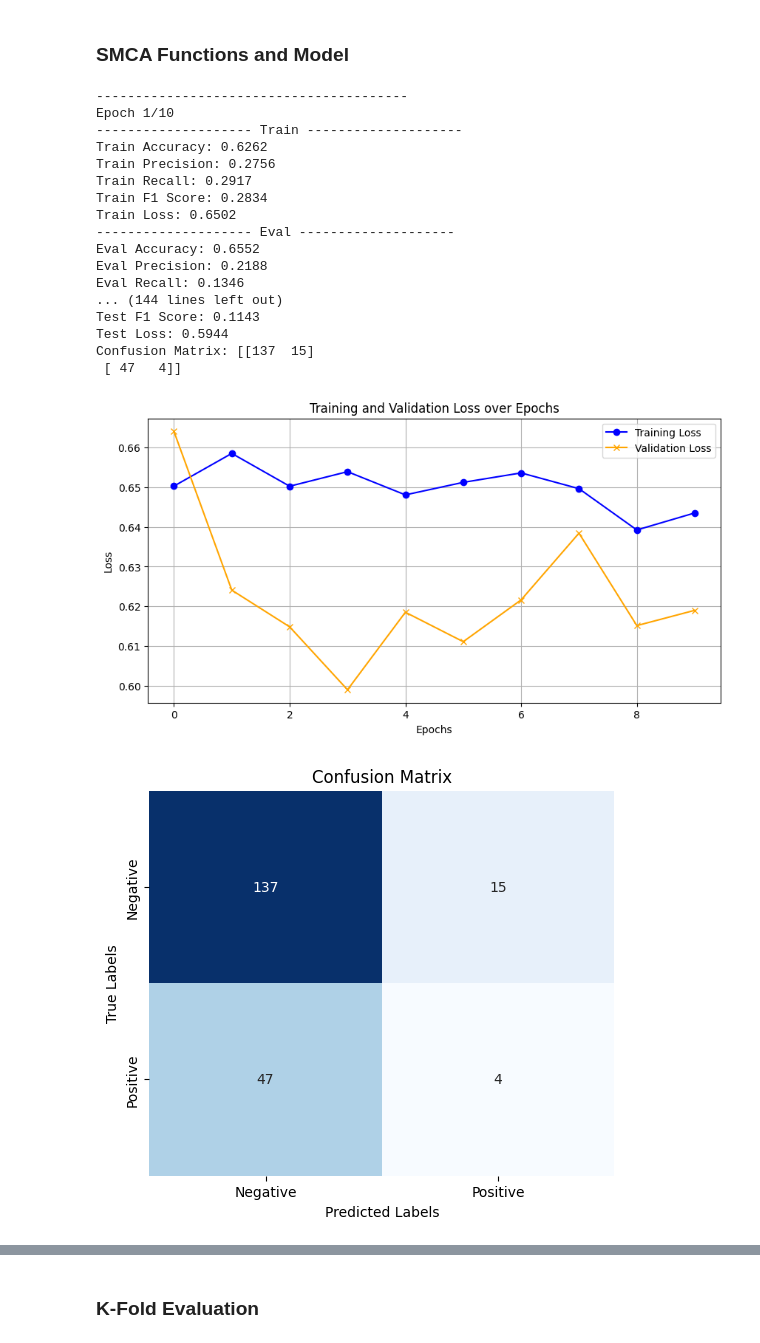
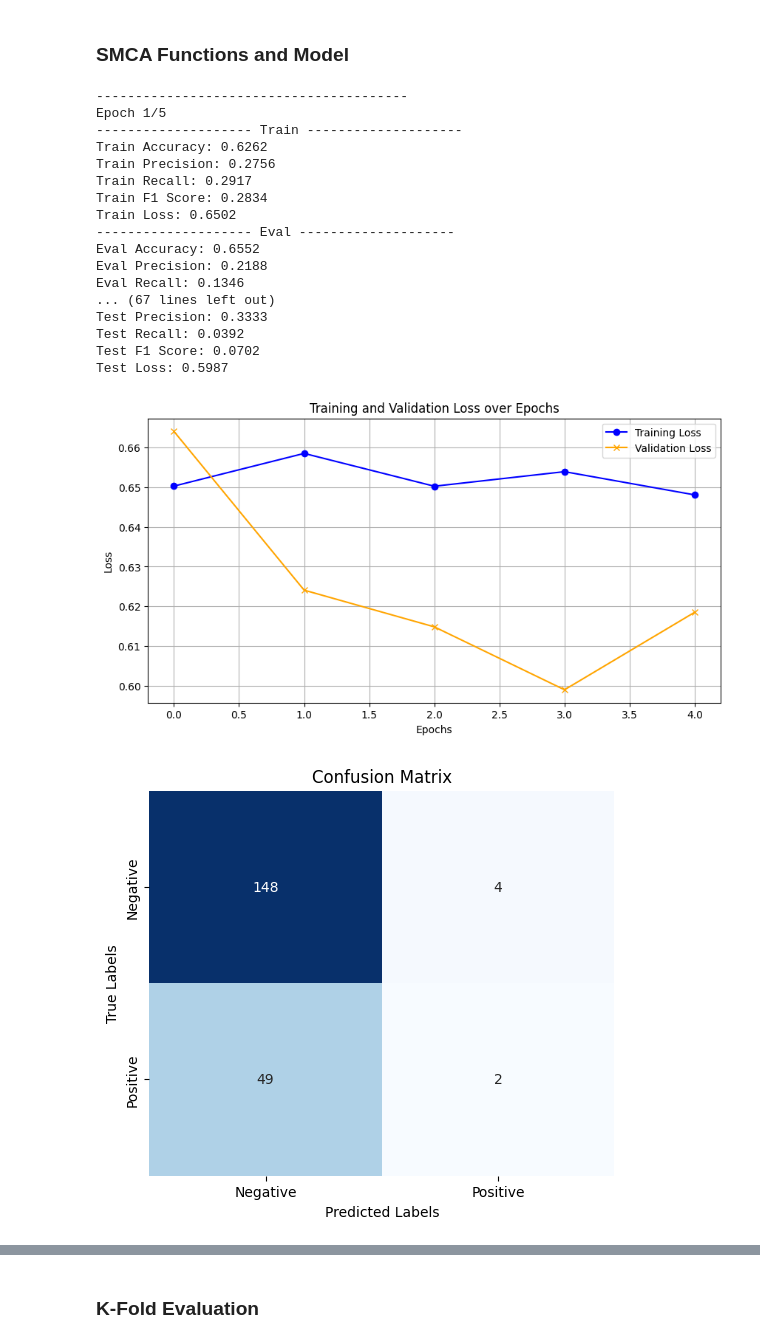
Before and after one commit to KyleZrey/SMCA, a Jupyter notebook: fusion_classification/SMCA_Playground.ipynb, the cells around one changed output, grey strips where cells are left out. Saved outputs shown, nothing was run; the diff lists cells and outputs as text; code cells hidden in the pictures.

```diff
--- a/fusion_classification/SMCA_Playground.ipynb
+++ b/fusion_classification/SMCA_Playground.ipynb
@@ -242,7 +242,7 @@ criterion = BCELoss()
 threshold = 0.5        # for predictions
 learning_rate = 1e-5
 dropout_rate = 0.4    # for FinalClassifier
-num_epochs = 10       # Set the number of epochs you want to train for
+num_epochs = 5       # Set the number of epochs you want to train for
 
 num_folds = 5         # Set the number of folds for cross-validation
 batch_size = 32      # Set the batch size for cross-validation
@@ -822,7 +822,7 @@ if __name__ == "__main__":
         print(f"Epoch {epoch + 1}/{num_epochs}")
 
         # Ensure you have a dataloader that yields inputs and targets
-        train_average_loss, accuracy, precision, recall, f1_score = train_model(model=model, dense_layer=dense_layer, dataloader=train_dataloader, criterion=criterion, optimizer=optimizer, device=device)
+        train_average_loss, train_accuracy, train_precision, train_recall, train_f1_score = train_model(model=model, dense_layer=dense_layer, dataloader=train_dataloader, criterion=criterion, optimizer=optimizer, device=device)
         train_losses.append(train_average_loss)  # Store training loss
 
         for name, param in model.named_parameters():
@@ -830,41 +830,61 @@ if __name__ == "__main__":
                 print("After train: model:", "No gradient for:", name)
 
         for name, param in dense_layer.named_parameters():
             if param.grad is None:
                 print("After train: classifier:", "No gradient for:", name)
 
         # Validate step
-        eval_average_loss, accuracy, precision, recall, f1_score, eval_conf_matrix = evaluate_model(model=model, dense_layer=dense_layer, dataloader=val_dataloader, criterion=criterion, device=device)
+        eval_average_loss, eval_accuracy, eval_precision, eval_recall, eval_f1_score, eval_conf_matrix = evaluate_model(model=model, dense_layer=dense_layer, dataloader=val_dataloader, criterion=criterion, device=device)
         val_losses.append(eval_average_loss)  # Store validation loss
 
         print(f"Training Loss: {train_average_loss:.4f}, Validation Loss: {eval_average_loss:.4f}")
 
     # Testing the model
     print("-" * 40)
     print("Testing the model on the test set...")
-    test_average_loss, accuracy, precision, recall, f1_score, test_conf_matrix = test_model(model=model, dense_layer=dense_layer, dataloader=test_dataloader, criterion=criterion, device=device)
-    print("Confusion Matrix:", test_conf_matrix)
+    test_average_loss, test_accuracy, test_precision, test_recall, test_f1_score, test_conf_matrix = test_model(model=model, dense_layer=dense_layer, dataloader=test_dataloader, criterion=criterion, device=device)
 
+    # Summary of metrics
+    metrics_summary = {
+        "Train Accuracy": [train_accuracy],
+        "Validation Accuracy": [eval_accuracy],
+        "Test Accuracy": [test_accuracy],
+        "Train Precision": [train_precision],
+        "Validation Precision": [eval_precision],
+        "Test Precision": [test_precision],
+        "Train Recall": [train_recall],
+        "Validation Recall": [eval_recall],
+        "Test Recall": [test_recall],
+        "Train F1 Score": [train_f1_score],
+        "Validation F1 Score": [eval_f1_score],
+        "Test F1 Score": [test_f1_score],
+        "Train Loss": [train_average_loss],
+        "Validation Loss": [eval_average_loss],
+        "Test Loss": [test_average_loss]
+    }
+
+    # Create DataFrame
+    metrics_df = pd.DataFrame(metrics_summary)
 
     plot_losses(train_losses, val_losses)
     plot_confusion_matrix(test_conf_matrix)
 # %% [output]
 ----------------------------------------
-Epoch 1/10
+Epoch 1/5
 -------------------- Train --------------------
 Train Accuracy: 0.6262
 Train Precision: 0.2756
 Train Recall: 0.2917
 Train F1 Score: 0.2834
 Train Loss: 0.6502
 -------------------- Eval --------------------
 Eval Accuracy: 0.6552
 Eval Precision: 0.2188
 Eval Recall: 0.1346
-... (144 lines left out)
-Test F1 Score: 0.1143
-Test Loss: 0.5944
-Confusion Matrix: [[137  15]
- [ 47   4]]
+... (67 lines left out)
+Test Precision: 0.3333
+Test Recall: 0.0392
+Test F1 Score: 0.0702
+Test Loss: 0.5987
-[figure, old version]
+[figure, new version]
-[figure, old version]
+[figure, new version]
```
Also changed, not shown: parts of 9 cells of this notebook.
